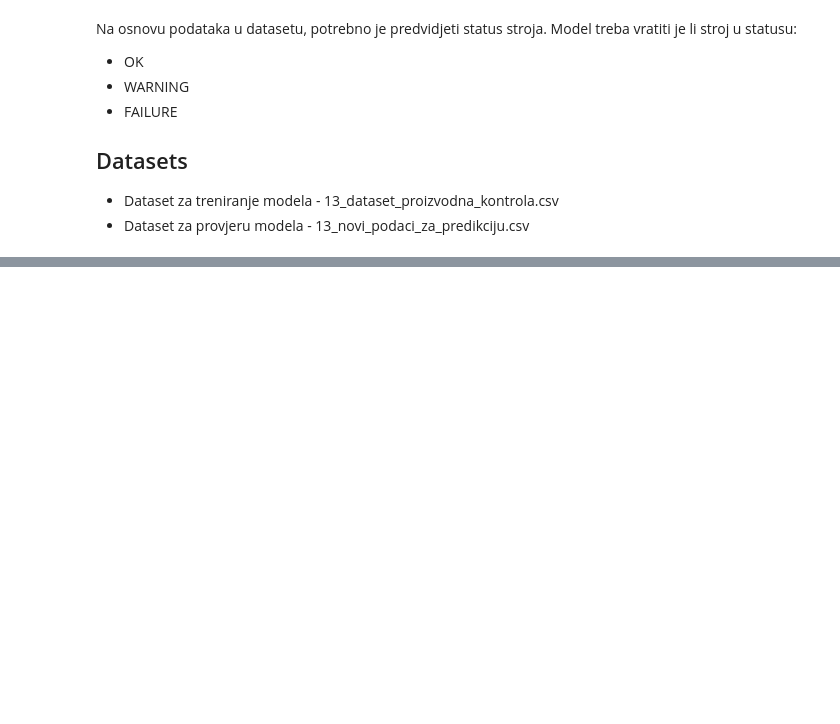
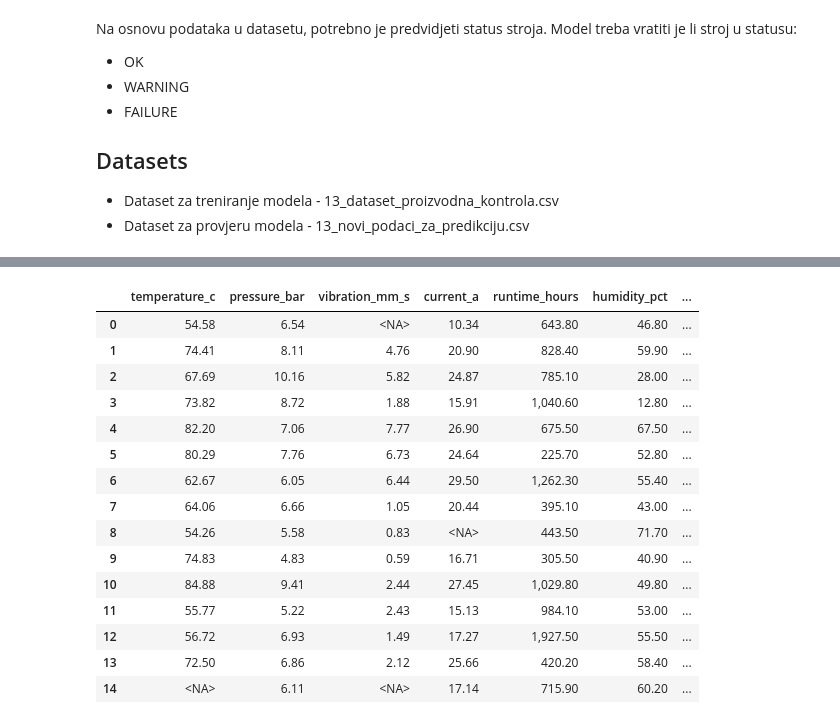
Before and after one commit to python-developer-algebra-klujic/pyds-ponavljanje, a Jupyter notebook: 10_klasifikacija_ponavljanje.ipynb, the cells around one changed output, grey strips where cells are left out. Cells and saved outputs as stored; diff of their text form; code cells hidden in the pictures; blank space fills up the shorter version.

```diff
--- a/10_klasifikacija_ponavljanje.ipynb
+++ b/10_klasifikacija_ponavljanje.ipynb
@@ -11,7 +11,12 @@ Na osnovu podataka u datasetu, potrebno je predvidjeti status stroja. Model treb
 - Dataset za provjeru modela - 13_novi_podaci_za_predikciju.csv
 # %%
 import pandas as pd
+import numpy as np
+import matplotlib.pyplot as plt
 
-# df = pd.read_csv('data/13_dataset_proizvodna_kontrola.csv', on_bad_lines='skip')
-df = pd.read_csv('data/13_dataset_proizvodna_kontrola.csv', sep=';')
-df
+from sklearn.neighbors import KNeighborsClassifier
+from sklearn.tree import DecisionTreeClassifier
+from sklearn.model_selection import train_test_split
+from sklearn.metrics import accuracy_score, confusion_matrix, ConfusionMatrixDisplay, classification_report
+
+pd.set_option('display.float_format', '{:,.2f}'.format)
@@ -31,0 +155,47 @@ df
+# %%
+def clean_numeric_column(series):
+    cleaned = (
+        series
+        .astype('string')
+        .str.strip()
+        .str.replace(',', '.')
+        .str.replace(' C', '')
+        .str.replace(' bar', '')
+        .str.replace(' mm/s', '')
+        .str.replace(' A', '')
+        .str.replace(' h', '')
+        .str.replace(' %', '')
+        .str.replace(' u/h', '')
+    )
+    # replace([' C',' bar',' mm/s',' A',' h','%','u/h'],'',regex=True) može se i ovako
+
+    cleaned = cleaned.replace({
+        '?': pd.NA,
+        'unknown': pd.NA,
+        '<NA>': pd.NA,
+        'error': pd.NA
+    })
+
+    return pd.to_numeric(cleaned)
+# %%
+for column in numericke_kolone:
+    df[column] = clean_numeric_column(df[column])
+
+df[numericke_kolone].head(15)
+# %% [output]
+|  | temperature_c | pressure_bar | vibration_mm_s | current_a | runtime_hours | humidity_pct | ... |
+| 0 | 54.58 | 6.54 | <NA> | 10.34 | 643.80 | 46.80 | ... |
+| 1 | 74.41 | 8.11 | 4.76 | 20.90 | 828.40 | 59.90 | ... |
+| 2 | 67.69 | 10.16 | 5.82 | 24.87 | 785.10 | 28.00 | ... |
+| 3 | 73.82 | 8.72 | 1.88 | 15.91 | 1,040.60 | 12.80 | ... |
+| 4 | 82.20 | 7.06 | 7.77 | 26.90 | 675.50 | 67.50 | ... |
+| 5 | 80.29 | 7.76 | 6.73 | 24.64 | 225.70 | 52.80 | ... |
+| 6 | 62.67 | 6.05 | 6.44 | 29.50 | 1,262.30 | 55.40 | ... |
+| 7 | 64.06 | 6.66 | 1.05 | 20.44 | 395.10 | 43.00 | ... |
+| 8 | 54.26 | 5.58 | 0.83 | <NA> | 443.50 | 71.70 | ... |
+| 9 | 74.83 | 4.83 | 0.59 | 16.71 | 305.50 | 40.90 | ... |
+| 10 | 84.88 | 9.41 | 2.44 | 27.45 | 1,029.80 | 49.80 | ... |
+| 11 | 55.77 | 5.22 | 2.43 | 15.13 | 984.10 | 53.00 | ... |
+| 12 | 56.72 | 6.93 | 1.49 | 17.27 | 1,927.50 | 55.50 | ... |
+| 13 | 72.50 | 6.86 | 2.12 | 25.66 | 420.20 | 58.40 | ... |
+| 14 | <NA> | 6.11 | <NA> | 17.14 | 715.90 | 60.20 | ... |
```
Also changed, not shown: parts of 32 cells of this notebook.
